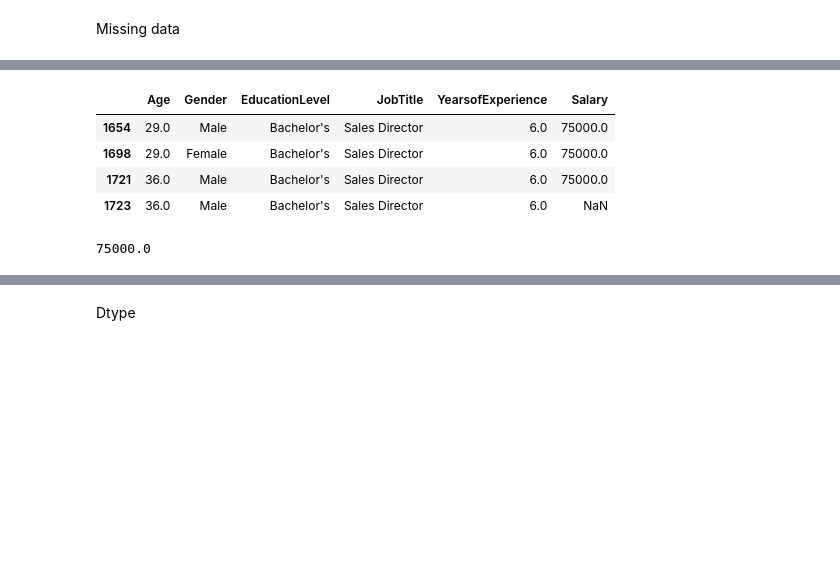
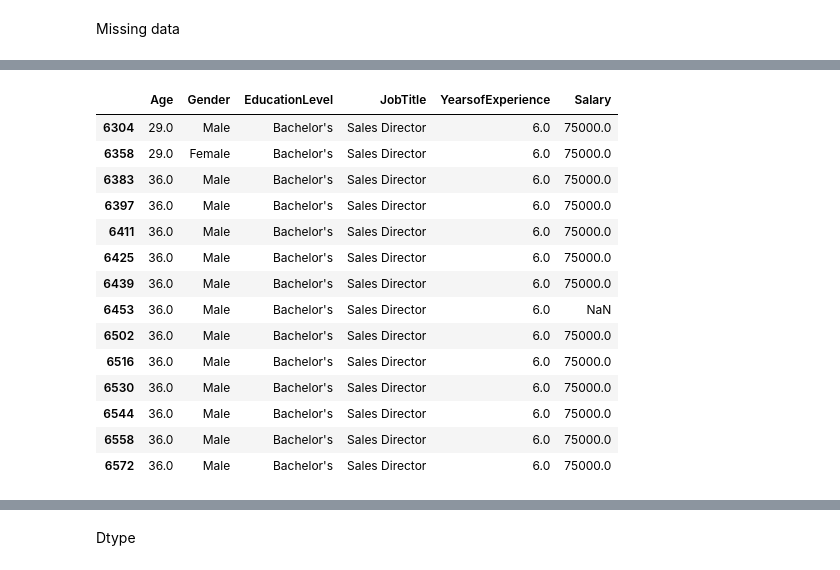
Before and after one commit to Agablue-red/SalaryPrediction, a Jupyter notebook: codes/data_preparation.ipynb, the cells around one changed output, grey strips where cells are left out. Drawn from its saved outputs; the diff is of its cells as text; code cells hidden in the pictures; blank space fills up the shorter version.

```diff
--- a/codes/data_preparation.ipynb
+++ b/codes/data_preparation.ipynb
@@ -115,2 +128,6 @@ df.loc[(df['JobTitle'] == "Social M	"), :]
+# %%
+# at- access a single value for a row/column label
+df.at[5245,'Salary'] = np.round(row5247['Salary'].mean(),0)
+df.at[5245,'YearsofExperience'] = np.round(row5247['YearsofExperience'].mean(),0)
 # %%
-df.drop(df.index[1466], inplace=True)
+df.loc[df.index[5245], :]
@@ -117,5 +154,5 @@ df.drop(df.index[1466], inplace=True)
 # %%
-row1091 = df.loc[(df['EducationLevel'] == "Master's") & (df['JobTitle'] == "Full Stack Engineer") & (df['YearsofExperience'] == 8.0), :]
-row1091
+row3134 = df.loc[(df['EducationLevel'] == "Master's") & (df['JobTitle'] == "Full Stack Engineer") & (df['YearsofExperience'] == 8.0), :]
+row3134
 # %% [output]
 |  | Age | Gender | EducationLevel | JobTitle | YearsofExperience | Salary |
@@ -134,4 +170,3 @@ row1091['Salary'].mean()
 # %%
 # at- access a single value for a row/column label
-df.at[1091,'Salary'] = np.round(row1091['Salary'].mean(),0)
-df.at[1091,'Salary']
+df.at[3134,'Salary'] = np.round(row3134['Salary'].mean(),0)
@@ -140,14 +195,21 @@ df.at[1091,'Salary']
 # %%
-row1723 = df.loc[(df['EducationLevel'] == "Bachelor's") & (df['JobTitle'] == "Sales Director") & (df['YearsofExperience'] == 6.0), :]
-row1723
+row6453 = df.loc[(df['EducationLevel'] == "Bachelor's") & (df['JobTitle'] == "Sales Director") & (df['YearsofExperience'] == 6.0), :]
+row6453
 # %% [output]
 |  | Age | Gender | EducationLevel | JobTitle | YearsofExperience | Salary |
-| 1654 | 29.0 | Male | Bachelor's | Sales Director | 6.0 | 75000.0 |
-| 1698 | 29.0 | Female | Bachelor's | Sales Director | 6.0 | 75000.0 |
-| 1721 | 36.0 | Male | Bachelor's | Sales Director | 6.0 | 75000.0 |
-| 1723 | 36.0 | Male | Bachelor's | Sales Director | 6.0 | NaN |
+| 6304 | 29.0 | Male | Bachelor's | Sales Director | 6.0 | 75000.0 |
+| 6358 | 29.0 | Female | Bachelor's | Sales Director | 6.0 | 75000.0 |
+| 6383 | 36.0 | Male | Bachelor's | Sales Director | 6.0 | 75000.0 |
+| 6397 | 36.0 | Male | Bachelor's | Sales Director | 6.0 | 75000.0 |
+| 6411 | 36.0 | Male | Bachelor's | Sales Director | 6.0 | 75000.0 |
+| 6425 | 36.0 | Male | Bachelor's | Sales Director | 6.0 | 75000.0 |
+| 6439 | 36.0 | Male | Bachelor's | Sales Director | 6.0 | 75000.0 |
+| 6453 | 36.0 | Male | Bachelor's | Sales Director | 6.0 | NaN |
+| 6502 | 36.0 | Male | Bachelor's | Sales Director | 6.0 | 75000.0 |
+| 6516 | 36.0 | Male | Bachelor's | Sales Director | 6.0 | 75000.0 |
+| 6530 | 36.0 | Male | Bachelor's | Sales Director | 6.0 | 75000.0 |
+| 6544 | 36.0 | Male | Bachelor's | Sales Director | 6.0 | 75000.0 |
+| 6558 | 36.0 | Male | Bachelor's | Sales Director | 6.0 | 75000.0 |
+| 6572 | 36.0 | Male | Bachelor's | Sales Director | 6.0 | 75000.0 |
 # %%
-df.at[1723,'Salary'] = np.round(row1723['Salary'].mean(),0)
-df.at[1723,'Salary']
+df.at[6453,'Salary'] = np.round(row6453['Salary'].mean(),0)
-# %% [output]
-75000.0
```
Also changed, not shown: parts of 31 cells of this notebook.
